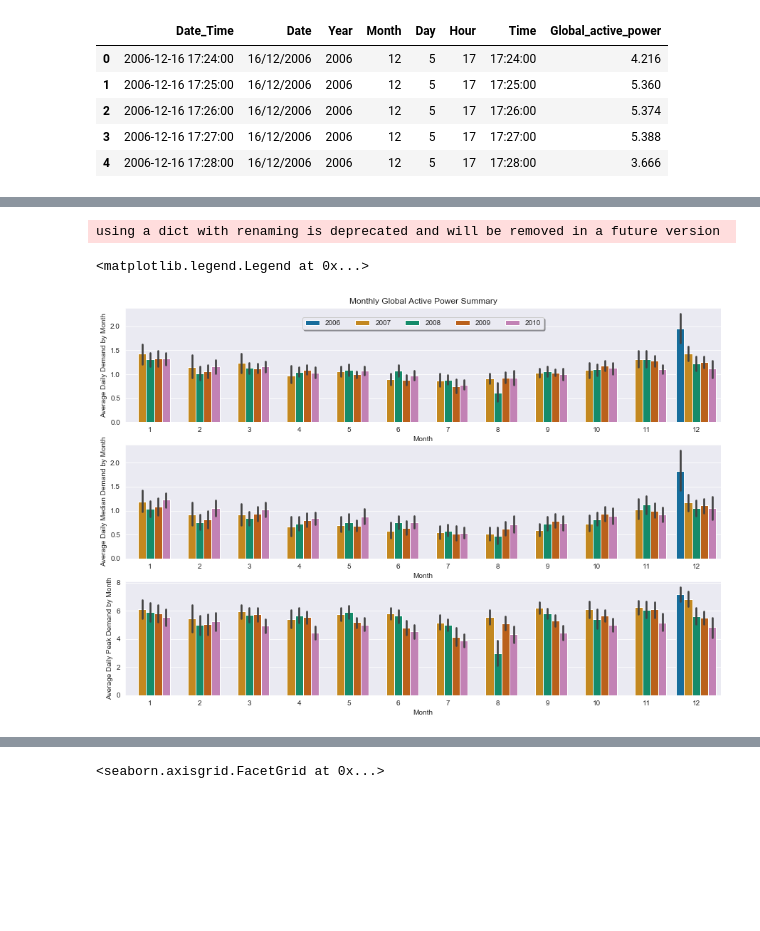
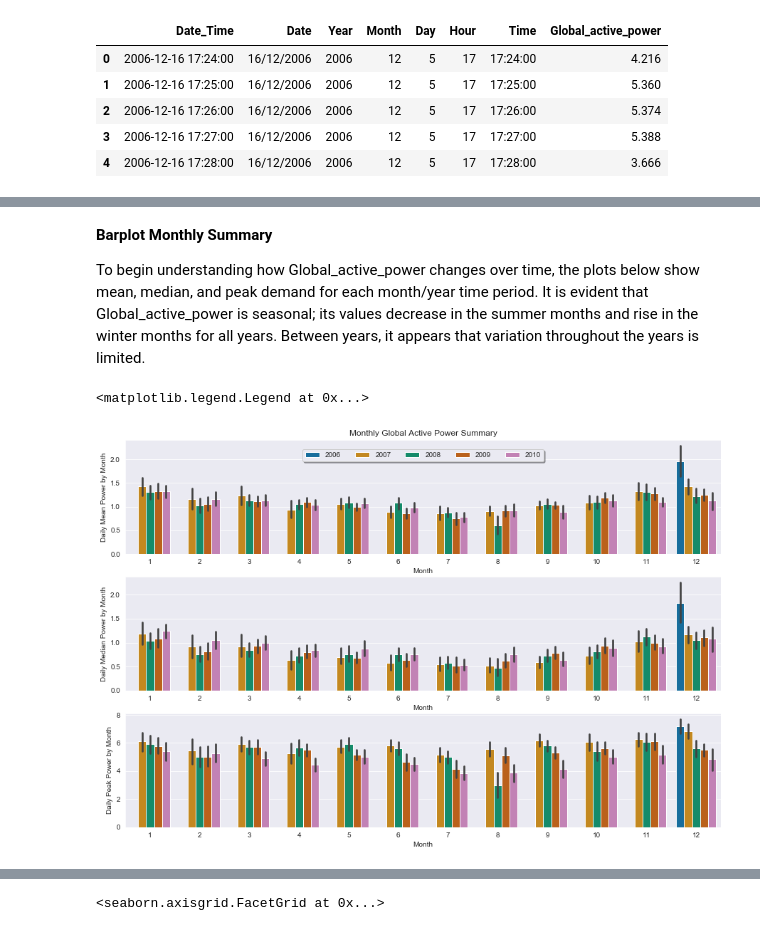
Before and after one commit to mkivenson/Household-Power-Consumption, a Jupyter notebook: Energy_Analysis.ipynb, the cells around one changed output, grey strips where cells are left out. Cells and saved outputs as stored; diff of their text form; code cells hidden in the pictures; blank space fills up the shorter version.

```diff
--- a/Energy_Analysis.ipynb
+++ b/Energy_Analysis.ipynb
@@ -23,6 +45,6 @@ py.tools.set_credentials_file(username='mkivenson', api_key='Y19BsRhiyhvFyZe72Gz
 # %%
 #Import data file
-path = 'household_power_consumption.txt'
+path = 'https://media.githubusercontent.com/media/mkivenson/Household-Power-Consumption/master/household_power_consumption.txt'
 
 dtypes = {'Date': str,
           'Time': str,
@@ -34,6 +56,6 @@ dtypes = {'Date': str,
           'Sub_metering_2': float,
           'Sub_metering_3': float}
 
-#drop na values
+#Deal with missing values
 energy = pd.read_csv(path, sep=';',dtype=dtypes, na_values="?")
-energy = energy.dropna()
+energy = energy.fillna(method='ffill')
@@ -101,39 +141,46 @@ plt.show()
+# %% [markdown]
+**Barplot Monthly Summary**
+
+To begin understanding how Global_active_power changes over time, the plots below show mean, median, and peak demand for each month/year time period. It is evident that Global_active_power is seasonal; its values decrease in the summer months and rise in the winter months for all years. Between years, it appears that variation throughout the years is limited.
 # %%
-energy_monthly_summary = energy.groupby(by=['Year','Month','Date'],
-                                        as_index=False).agg({'Global_active_power':{'mean_active_power': 'mean',
-                                                                                    'median_active_power': 'median',
-                                                                                    'max_active_power': 'max'}})
+# Summarize power by month (mean, median, max)
+energy_monthly_summary = energy.groupby(
+    by=['Year','Month','Date'],
+    as_index=False).agg({'Global_active_power':{'mean_active_power': 'mean',
+                                                'median_active_power': 'median',
+                                                'max_active_power': 'max'}})
 
-energy_monthly_summary.head()
+# Create subplots
 sns.set_style("darkgrid")
 f, axes = plt.subplots(3, figsize=(15, 10), sharex=False)
+
+# Monthly Mean subplot
 mean = sns.barplot(x=energy_monthly_summary.Month,
             y=energy_monthly_summary.Global_active_power.mean_active_power,
             hue=energy_monthly_summary.Year,
             palette="colorblind",
             ax=axes[0])
 mean.set_title('Monthly Global Active Power Summary')
-mean.set_ylabel('Average Daily Demand by Month')
-
+mean.set_ylabel('Daily Mean Power by Month')
 mean.legend_.remove()
 
+# Monthly Median subplot
 median = sns.barplot(x=energy_monthly_summary.Month,
             y=energy_monthly_summary.Global_active_power.median_active_power,
             hue=energy_monthly_summary.Year,
             palette="colorblind",
             ax=axes[1])
 median.legend_.remove()
-median.set_ylabel('Average Daily Median Demand by Month')
+median.set_ylabel('Daily Median Power by Month')
 
+# Monthly Peak subplot
 max = sns.barplot(x=energy_monthly_summary.Month,
             y=energy_monthly_summary.Global_active_power.max_active_power,
             hue=energy_monthly_summary.Year,
             palette="colorblind",
             ax=axes[2])
-max.set_ylabel('Average Daily Peak Demand by Month')
-
+max.set_ylabel('Daily Peak Power by Month')
 plt.legend(loc='upper center', bbox_to_anchor=(0.5, 3.35), shadow=True, ncol=5)
 # %% [output]
-using a dict with renaming is deprecated and will be removed in a future version
+<matplotlib.legend.Legend at 0x...>
-<matplotlib.legend.Legend at 0x...>
-[figure, old version]
+[figure, new version]
```
Also changed, not shown: parts of 63 cells of this notebook, 2 other files.
